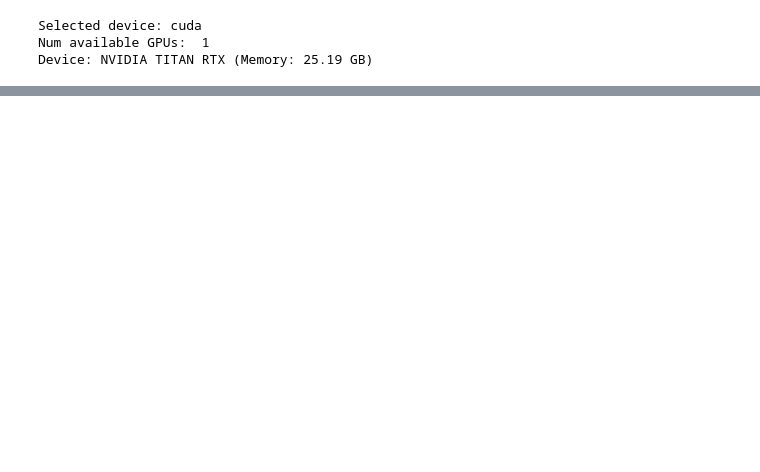
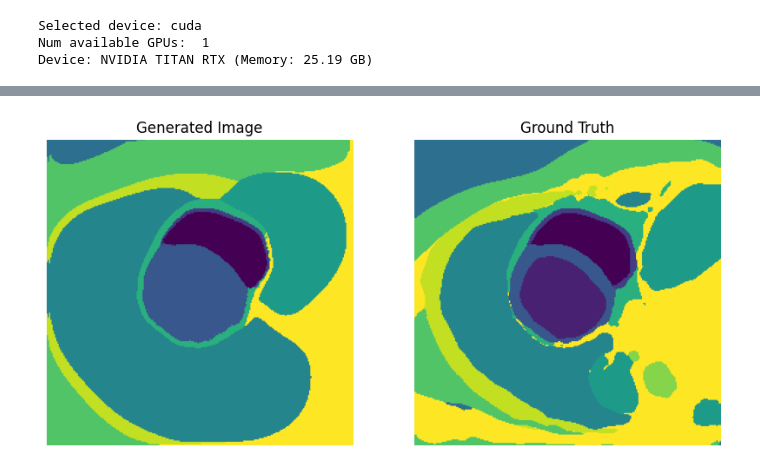
Before and after one commit to paolodc5/CMR_synthesis, a Jupyter notebook: mt_gan_basic_train.ipynb, the cells around one changed output, grey strips where cells are left out. Drawn from its saved outputs; the diff is of its cells as text; code cells hidden in the pictures; blank space fills up the shorter version.

Commit message:
GAN fixing and first training

```diff
--- a/mt_gan_basic_train.ipynb
+++ b/mt_gan_basic_train.ipynb
@@ -110,0 +59,9 @@ optim_gen.step()
+# %%
+train_data = {key: value[train_indices] for key, value in data_concat.items()}
+val_data = {key: value[val_indices] for key, value in data_concat.items()}
+# %%
+train_dataset = MultiTissueDataset(train_data)
+val_dataset = MultiTissueDataset(val_data)
+
+train_dataloader = DataLoader(train_dataset, batch_size=8, shuffle=True)
+val_dataloader = DataLoader(val_dataset, batch_size=8, shuffle=False)
@@ -110,0 +188,13 @@ optim_gen.step()
+# %%
+num_steps = 50
+n_discr_steps = 1
+lambda_l1 = 1.0
+
+gen = UNetGan(in_ch=4, num_classes=12, dropout_p=0.3).to(device)
+discr = DiscriminatorModel(in_ch=16, base_ch=64).to(device)
+
+criterion_GAN = nn.BCEWithLogitsLoss()
+criterion_CE = nn.CrossEntropyLoss() # CE loss for segmentation (better than L1 for classification tasks)
+
+optim_gen = optim.Adam(gen.parameters(), lr=1e-4)
+optim_discr = optim.Adam(discr.parameters(), lr=1e-4)
@@ -110,0 +205,20 @@ optim_gen.step()
+# %%
+# check on generated images
+with torch.no_grad():
+    val_batch = next(iter(val_dataloader))
+    input = val_batch['input_label'].to(device)
+    gt = val_batch['multiClassMask'].to(device)
+    gen_img = gen(input)
+# %%
+fig, ax = plt.subplots(1, 2, figsize=(10, 10))
+ax[0].imshow(torch.argmax(gen_img[0], dim=0).cpu())
+ax[0].set_title("Generated Image")
+ax[0].axis("off")
+
+ax[1].imshow(gt[0].cpu())
+ax[1].set_title("Ground Truth")
+ax[1].axis("off")
+
+plt.show()
+# %% [output]
+[figure, added]
```
Also changed, not shown: parts of 12 cells of this notebook, 1 other file.
